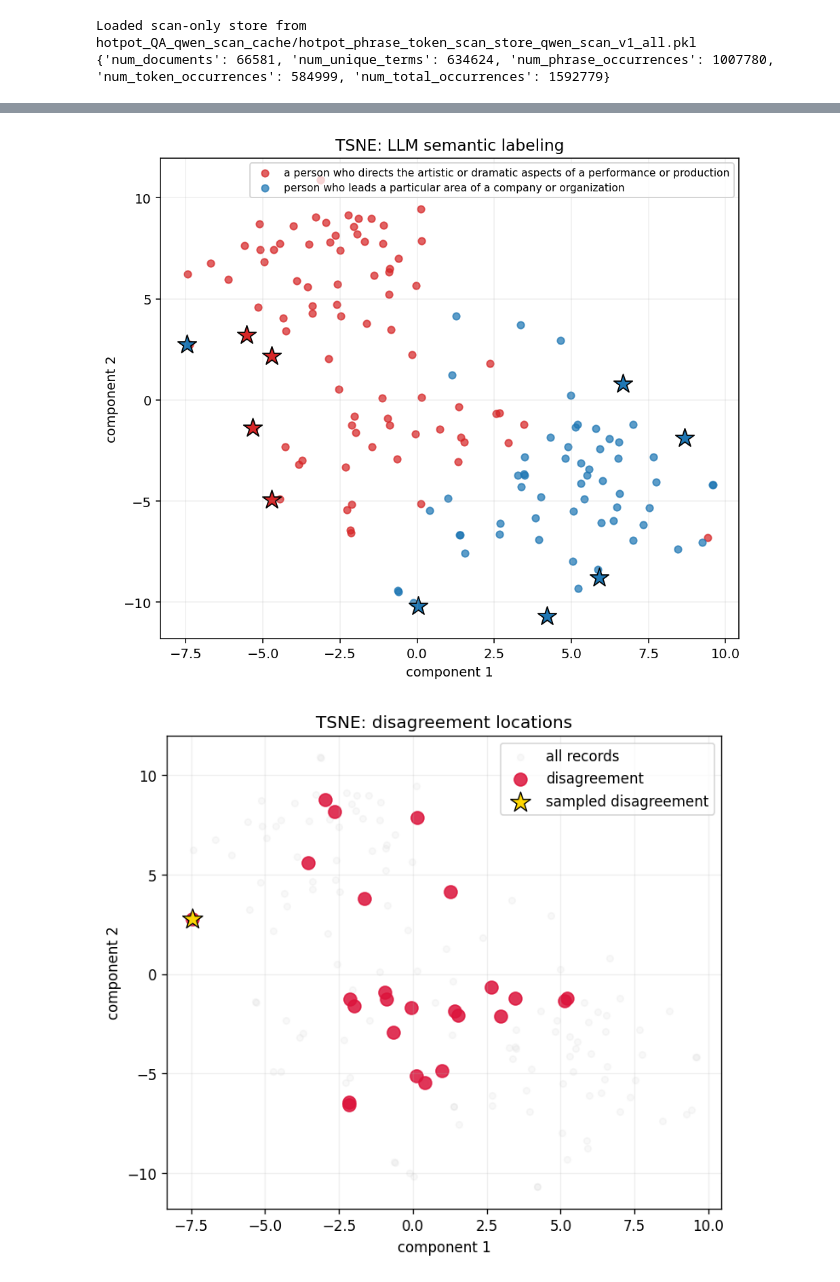
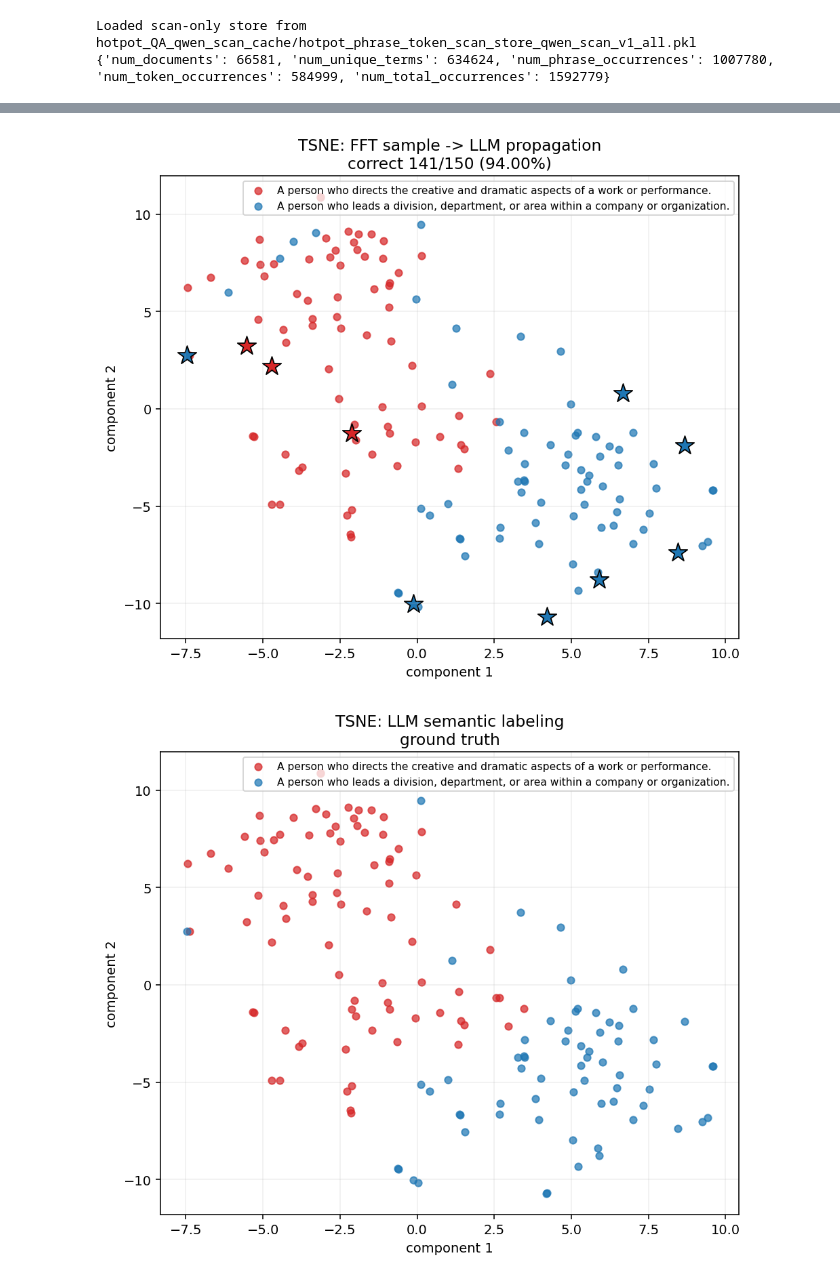
Before and after one commit to YxRicardo/LiteSemRAG, a Jupyter notebook: jupyter_notebooks/hotpotqa_fft_span_compare.ipynb, the cells around one changed output, grey strips where cells are left out. Drawn from its saved outputs; the diff is of its cells as text; code cells hidden in the pictures.

Commit message:
update semantic rag experiments

```diff
--- a/jupyter_notebooks/hotpotqa_fft_span_compare.ipynb
+++ b/jupyter_notebooks/hotpotqa_fft_span_compare.ipynb
@@ -68,7 +72,7 @@ DEFAULT_CONTEXT_MODE = "sentence_neighbors"  # "sentence", "sentence_neighbors",
 DEFAULT_REDUCTION_METHOD = "tsne"  # "pca" or "tsne"
 DEFAULT_RANDOM_STATE = 42
 DEFAULT_CONSENSUS_RATIO_THRESHOLD = 0.9
-DEFAULT_D1_D2_RATIO_THRESHOLD = 0.9
+DEFAULT_D1_D2_RATIO_THRESHOLD = 0.8
 DEFAULT_MAX_SAMPLES = 10
 DEFAULT_QUERY_KIND = None
 
@@ -1240,9 +1654,21 @@ candidate_definitions_df, definition_column = load_wikidata_definition_candidate
     candidate_limit=WIKIDATA_CANDIDATE_LIMIT,
     use_llm_filter=USE_LLM_WIKIDATA,
     llm_filter_use_api=LLM_WIKIDATA_USE_API,
+    llm_filter_api_model=LLM_WIKIDATA_MODEL,
+    llm_filter_cache_path=LLM_WIKIDATA_CACHE_PATH,
     llm_filter_use_cache=LLM_WIKIDATA_USE_CACHE,
+    llm_filter_write_cache=LLM_WIKIDATA_WRITE_CACHE,
 )
 candidate_bank = build_wikidata_candidate_bank(candidate_definitions_df, definition_column)
+
+# All experiment settings must compare assignment methods over the same
+# already-merged candidate semantics. Do not run a second LLM candidate merge
+# for FFT-LLM, because even equivalent senses can receive different wording and
+# then appear as extra classes in string-based summaries.
+fft_llm_candidate_definitions_df = candidate_definitions_df.copy()
+fft_llm_definition_column = definition_column
+fft_llm_candidate_bank = candidate_bank
+
 embedded_result = collect_query_span_embeddings(
     embedding_store,
     TARGET_SPAN,
@@ -1259,9 +1685,13 @@ embedded_result = collect_query_span_embeddings(
 print(f"Text encoder: {embedded_result['text_encoder_name_or_path']}")
 print(f"Embedding method: {embedded_result['embedding_method']}")
 print(f"Input sample limit: {embedded_result['max_records']}")
-print(f"Candidate count: {len(candidate_bank)}")
+print(f"Original candidate count: {len(candidate_bank)}")
+print(f"FFT-LLM candidate count: {len(fft_llm_candidate_bank)}")
 print(f"Record count: {embedded_result['record_count']}")
+print("Original candidate definitions:")
 display(candidate_definitions_df)
+print("FFT-LLM LiteSemRAG-style candidate definitions:")
+display(fft_llm_candidate_definitions_df)
 # %% [output]
 Loaded text encoder on cuda: /home/xiaoyue/ProtoGraphRAG/deberta-v3-large
 "Embedded 150/150 texts for query 'director'"
@@ -1492,36 +1982,16 @@ else:
 # %%
+sampled_indices_by_column = {
+    "fft_assignment_description": fft_result["sampled_indices"],
+}
+if fft_llm_result is not None:
+    sampled_indices_by_column["fft_llm_assignment_description"] = fft_llm_result["sampled_indices"]
+
+
 plot_assignment_comparison(
     records,
     comparison_df,
-    sampled_indices=fft_result["sampled_indices"],
+    sampled_indices_by_column=sampled_indices_by_column,
     method=REDUCTION_METHOD,
     random_state=RANDOM_STATE,
 )
-
-plot_disagreement_only(
-    records,
-    comparison_df,
-    sampled_indices=fft_result["sampled_indices"],
-    method=REDUCTION_METHOD,
-    random_state=RANDOM_STATE,
-)
-
-hdbscan_cluster_result = hdbscan_cluster_embeddings(
-    records,
-    min_cluster_size=10,
-    min_samples=None,
-    metric="euclidean",
-    cluster_selection_method="eom",
-    cluster_selection_epsilon=0.0,
-    alpha=1.0,
-    allow_single_cluster=False,
-    pca_n_components=50,
-)
-plot_hdbscan_cluster_scatter(
-    records,
-    hdbscan_cluster_result["labels"],
-    sampled_indices=fft_result["sampled_indices"],
-    method=REDUCTION_METHOD,
-    random_state=RANDOM_STATE,
-)
 # %% [output]
@@ -1530,2 +2000,2 @@ plot_hdbscan_cluster_scatter(
-[figure, old version]
+[figure, new version]
-[figure, old version]
+[figure, new version]
```
Also changed, not shown: parts of 11 cells of this notebook, 14 other files.
